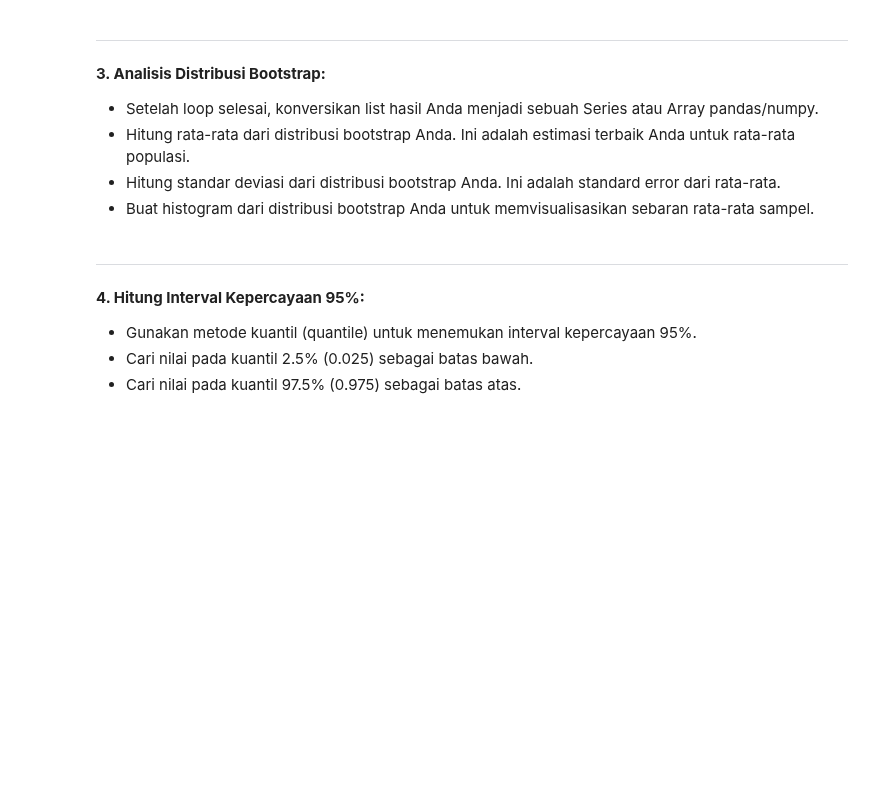
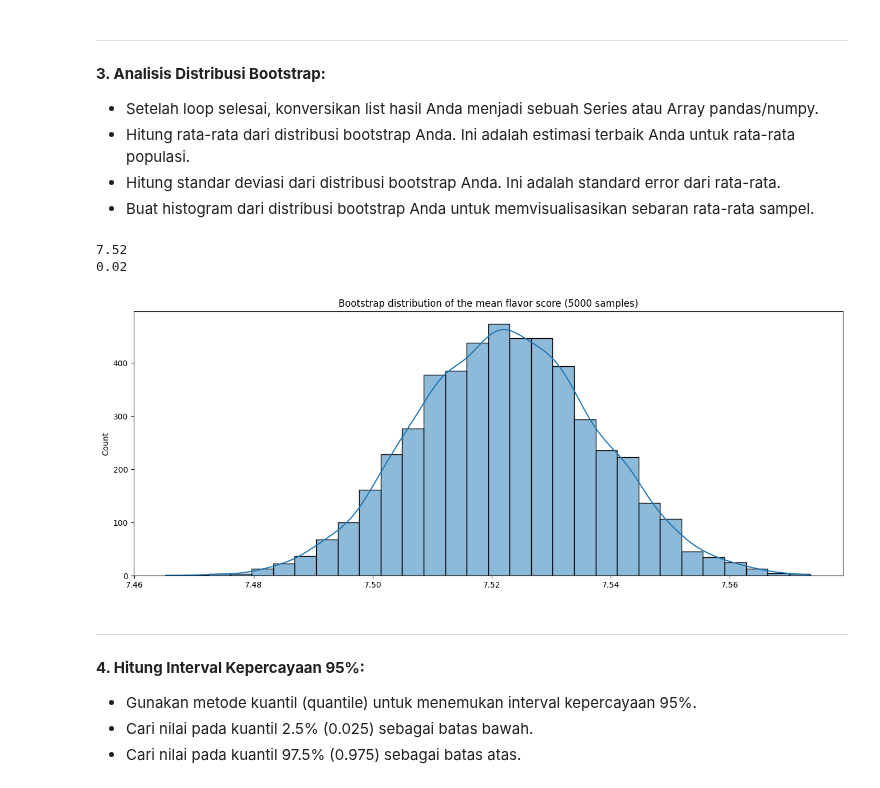
Before and after one commit to Aris0506/Python-Data-Analysis-Project-learning-journey, a Jupyter notebook: 007Sampling in python/4Bootstrap Distributions/Analisis Harga Kopi.ipynb, the cells around one changed output. Drawn from its saved outputs; the diff is of its cells as text; code cells hidden in the pictures; blank space fills up the shorter version.

Commit message:
belajar bootstrap distibution

```diff
--- a/007Sampling in python/4Bootstrap Distributions/Analisis Harga Kopi.ipynb
+++ b/007Sampling in python/4Bootstrap Distributions/Analisis Harga Kopi.ipynb
@@ -28,6 +88,13 @@
     - Buat sebuah bootstrap sample dari coffee_sample dengan cara mengambil sampel ulang berukuran 500 dengan pengembalian (replace=True).
     - Hitung rata-rata (mean) dari kolom flavor pada bootstrap sample tersebut.
     - Tambahkan nilai rata-rata ini ke dalam list yang sudah Anda siapkan.
+# %%
+# bootstraping resampling
+mean_flavors_5000 = []
+for i in range(5000):
+    mean_flavors_5000.append(
+        np.mean(coffee_sample.sample(frac=1, replace=True)['flavor'])
+    )
 # %% [markdown]
 ---
 
@@ -37,6 +104,30 @@
 - Hitung rata-rata dari distribusi bootstrap Anda. Ini adalah estimasi terbaik Anda untuk rata-rata populasi.
 - Hitung standar deviasi dari distribusi bootstrap Anda. Ini adalah standard error dari rata-rata.
 - Buat histogram dari distribusi bootstrap Anda untuk memvisualisasikan sebaran rata-rata sampel.
+# %%
+# convert to series atau array
+mean_flavors_5000 = pd.Series(mean_flavors_5000)
+mean_flavors_5000.round(2)
+
+# calculater mean and std eror
+print(mean_flavors_5000.mean().round(2))
+print(mean_flavors_5000.std(ddof=1).round(2))
+
+# histogram bootsraping distribution
+import matplotlib.pyplot as plt
+import seaborn as sns
+
+#std error
+
+
+plt.figure(figsize=(16,6))
+sns.histplot(mean_flavors_5000, bins=30, kde=True)
+plt.title('Bootstrap distribution of the mean flavor score (5000 samples)')
+plt.show()
+# %% [output]
+7.52
+0.02
+[figure, added]
 # %% [markdown]
 ---
 
```
Also changed, not shown: parts of 4 cells of this notebook.
